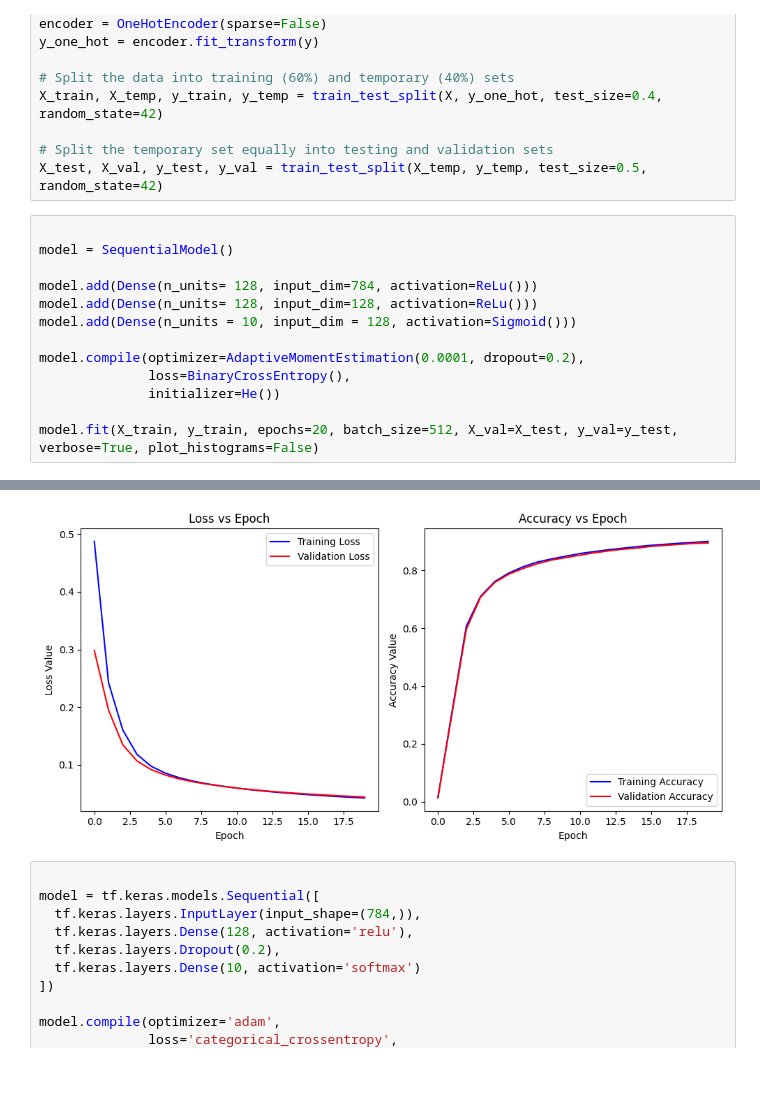
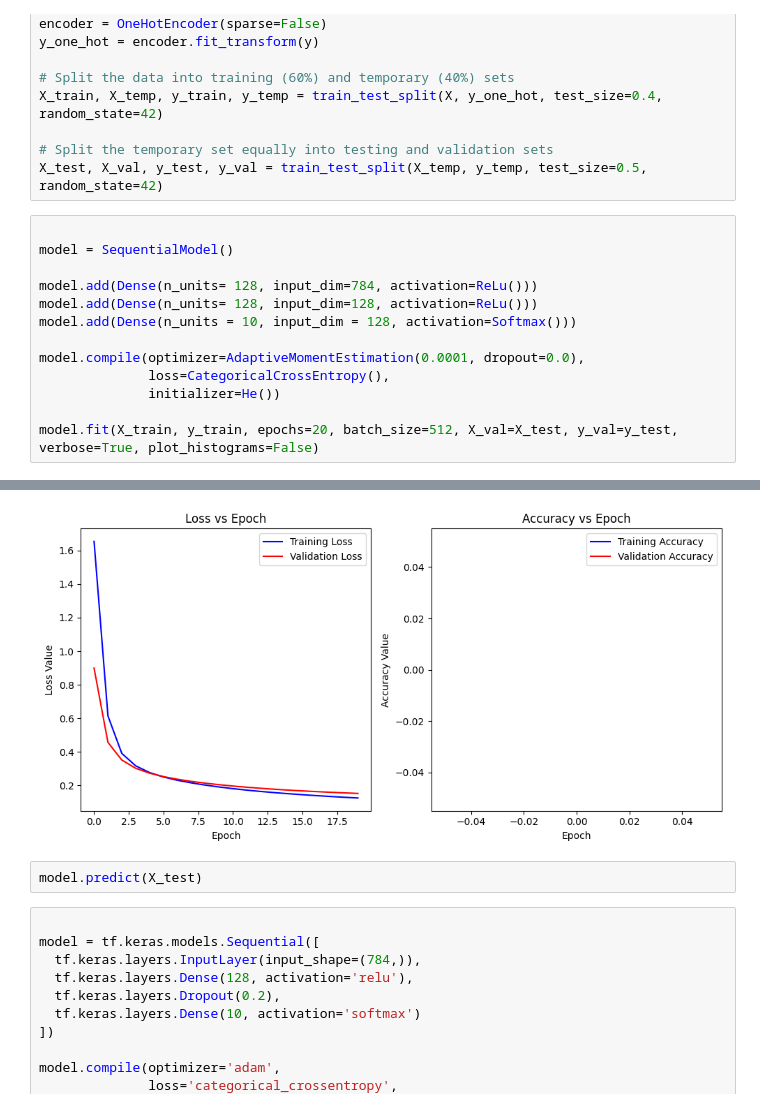
Before and after one commit to vitorffpires/nnlib_NeuralNetworkImplementation, a Jupyter notebook: compare_libs.ipynb, the cells around one changed output, grey strips where cells are left out. Drawn from its saved outputs; the diff is of its cells as text; blank space fills up the shorter version.

```diff
--- a/compare_libs.ipynb
+++ b/compare_libs.ipynb
@@ -46,10 +46,10 @@ model = SequentialModel()
 
 model.add(Dense(n_units= 128, input_dim=784, activation=ReLu()))
 model.add(Dense(n_units= 128, input_dim=128, activation=ReLu()))
-model.add(Dense(n_units = 10, input_dim = 128, activation=Sigmoid()))
+model.add(Dense(n_units = 10, input_dim = 128, activation=Softmax()))
 
-model.compile(optimizer=AdaptiveMomentEstimation(0.0001, dropout=0.2),
-              loss=BinaryCrossEntropy(),
+model.compile(optimizer=AdaptiveMomentEstimation(0.0001, dropout=0.0),
+              loss=CategoricalCrossEntropy(),
               initializer=He())
 
 model.fit(X_train, y_train, epochs=20, batch_size=512, X_val=X_test, y_val=y_test, verbose=True, plot_histograms=False)
@@ -77,4 +77,6 @@ Epoch 20/20 - loss: 0.0425 - val_loss: 0.0443
-[figure, old version]
+[figure, new version]
+# %%
+model.predict(X_test)
 # %%
 
 model = tf.keras.models.Sequential([
```
Also changed, not shown: parts of 4 cells of this notebook, 1 other file.
